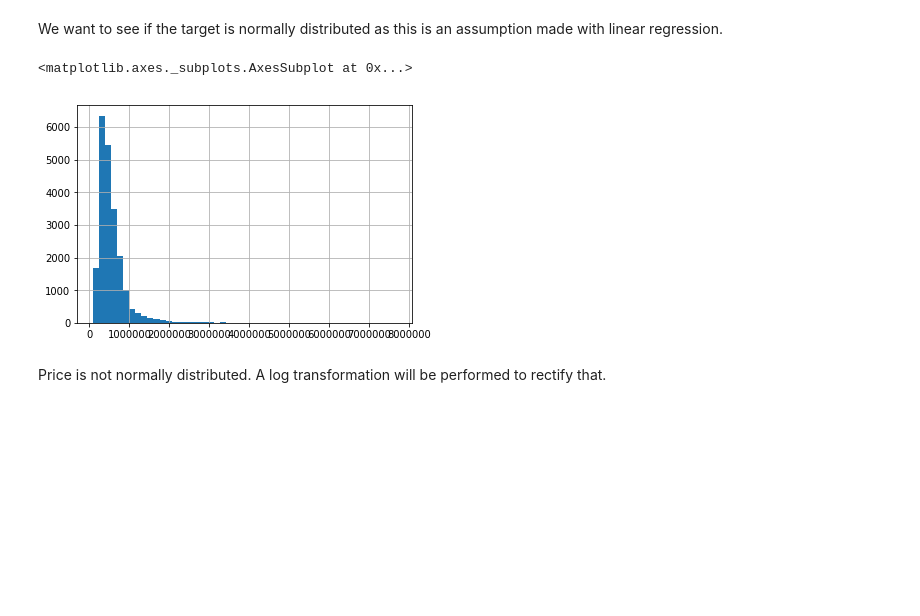
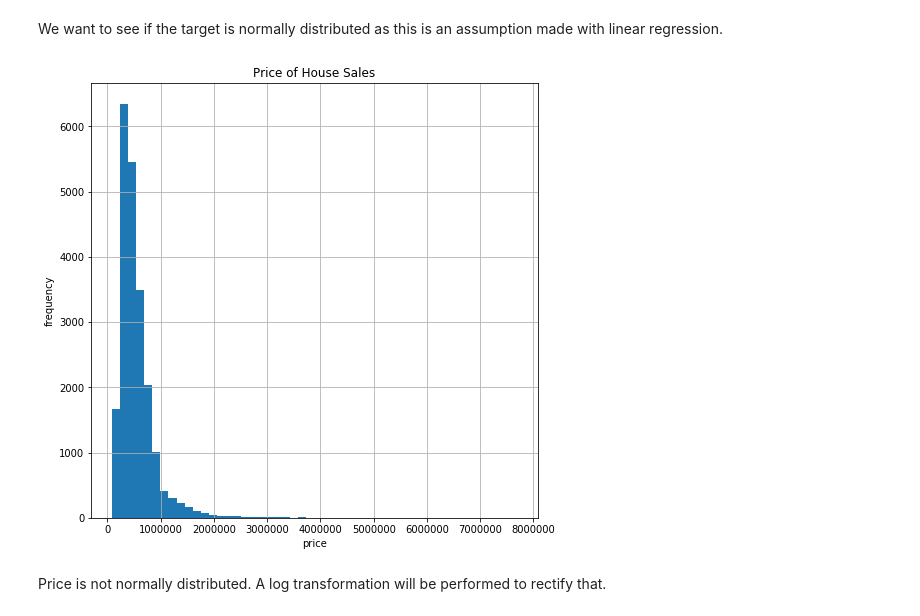
Before and after one commit to AlecMorgan/Housing-Price-Predictor, a Jupyter notebook: wip.ipynb, the cells around one changed output. Cells and saved outputs as stored; diff of their text form; code cells hidden in the pictures; blank space fills up the shorter version.

```diff
--- a/wip.ipynb
+++ b/wip.ipynb
@@ -150,12 +150,15 @@ memory usage: 2.8+ MB
 house_data = house_data.fillna(0)
 # %% [markdown]
 We want to see if the target is normally distributed as this is an assumption made with linear regression.
-# %%
-house_data['price'].hist(bins=50)
-#TODO(Kayli) add labels and title
-# %% [output]
-<matplotlib.axes._subplots.AxesSubplot at 0x...>
-[figure, removed]
+# %%
+plt.figure(figsize=(8,8))
+house_data['price'].hist(bins=50)
+plt.xlabel('price')
+plt.ylabel('frequency')
+plt.title('Price of House Sales')
+plt.show()
+# %% [output]
+[figure, added]
 # %% [markdown]
 Price is not normally distributed. A log transformation will be performed to rectify that.
 # %%
```
Also changed, not shown: parts of 34 cells of this notebook.
